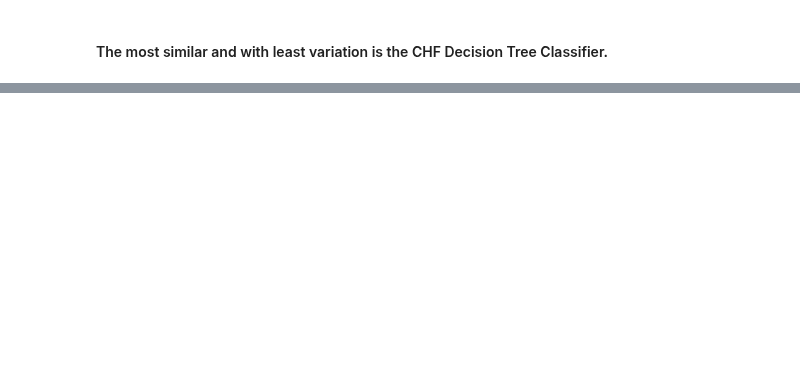
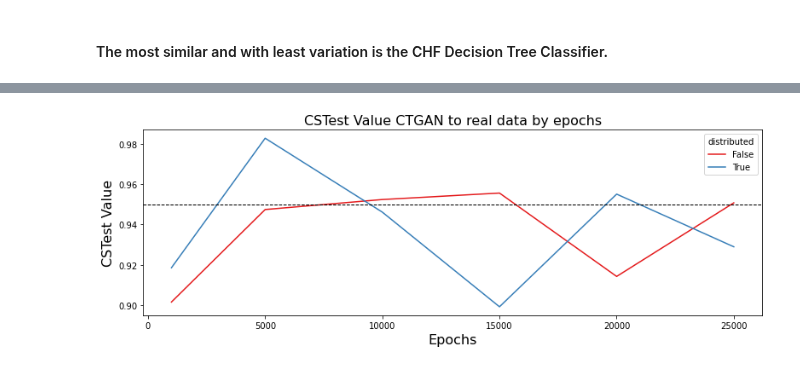
Before and after one commit to dianamJLAB/DS6050, a Jupyter notebook: CTGAN_Distribution/test_CTGAN_eICU.ipynb, the cells around one changed output, grey strips where cells are left out. Saved outputs shown, nothing was run; the diff lists cells and outputs as text; code cells hidden in the pictures; blank space fills up the shorter version.

```diff
--- a/CTGAN_Distribution/test_CTGAN_eICU.ipynb
+++ b/CTGAN_Distribution/test_CTGAN_eICU.ipynb
@@ -365,0 +373,4 @@ plot_comparison_boxplots(df_CTGAN_eval, 'NoHealthProblems', 'No Health Problems'
+# %%
+plot_value_by_epochs(df_CTGAN_eval, '2500', 'CSTest_Value_ours_v_real', 'CSTest Value')
+# %% [output]
+[figure, added]
```
Also changed, not shown: parts of 7 cells of this notebook, 6 other files.
